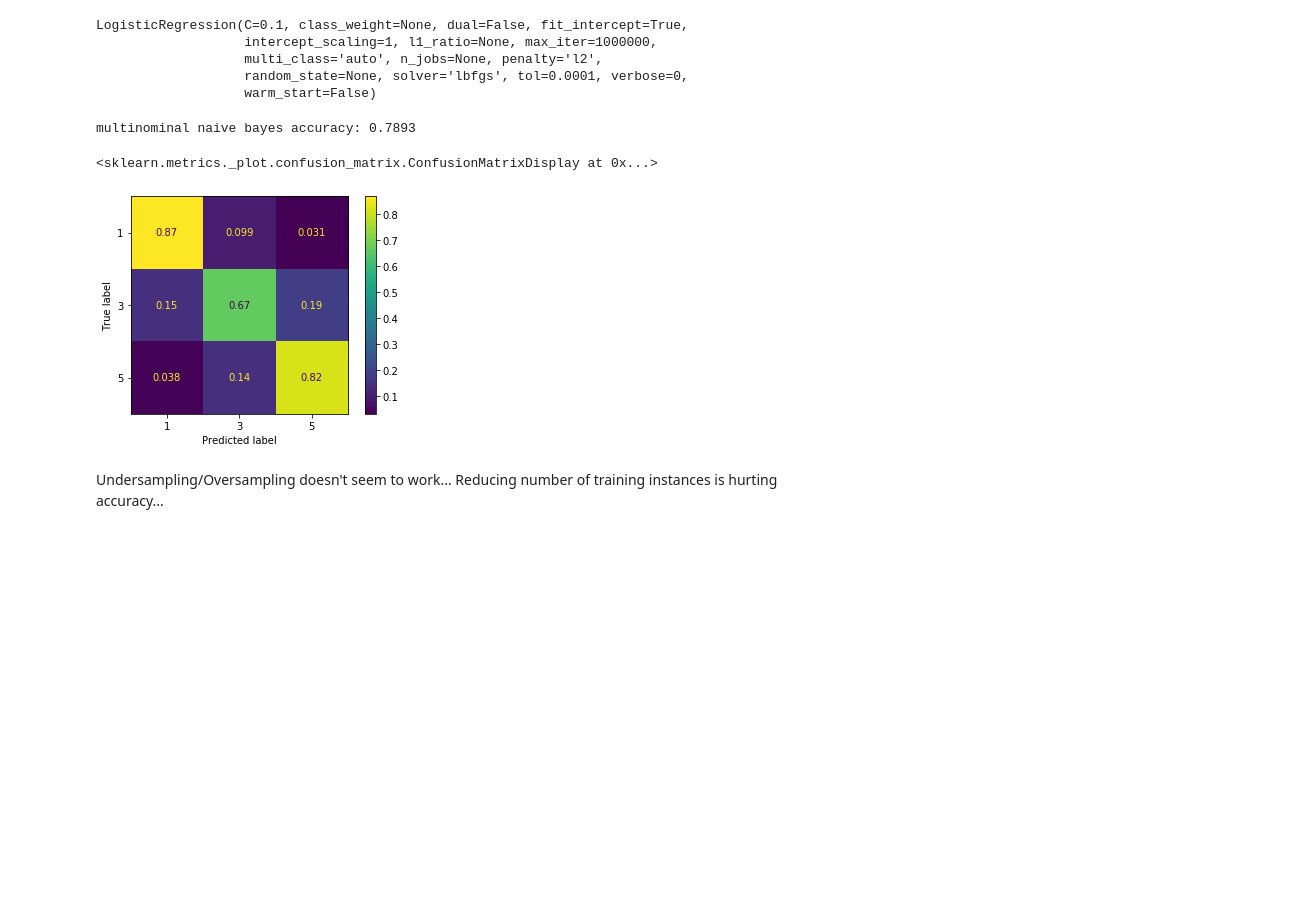
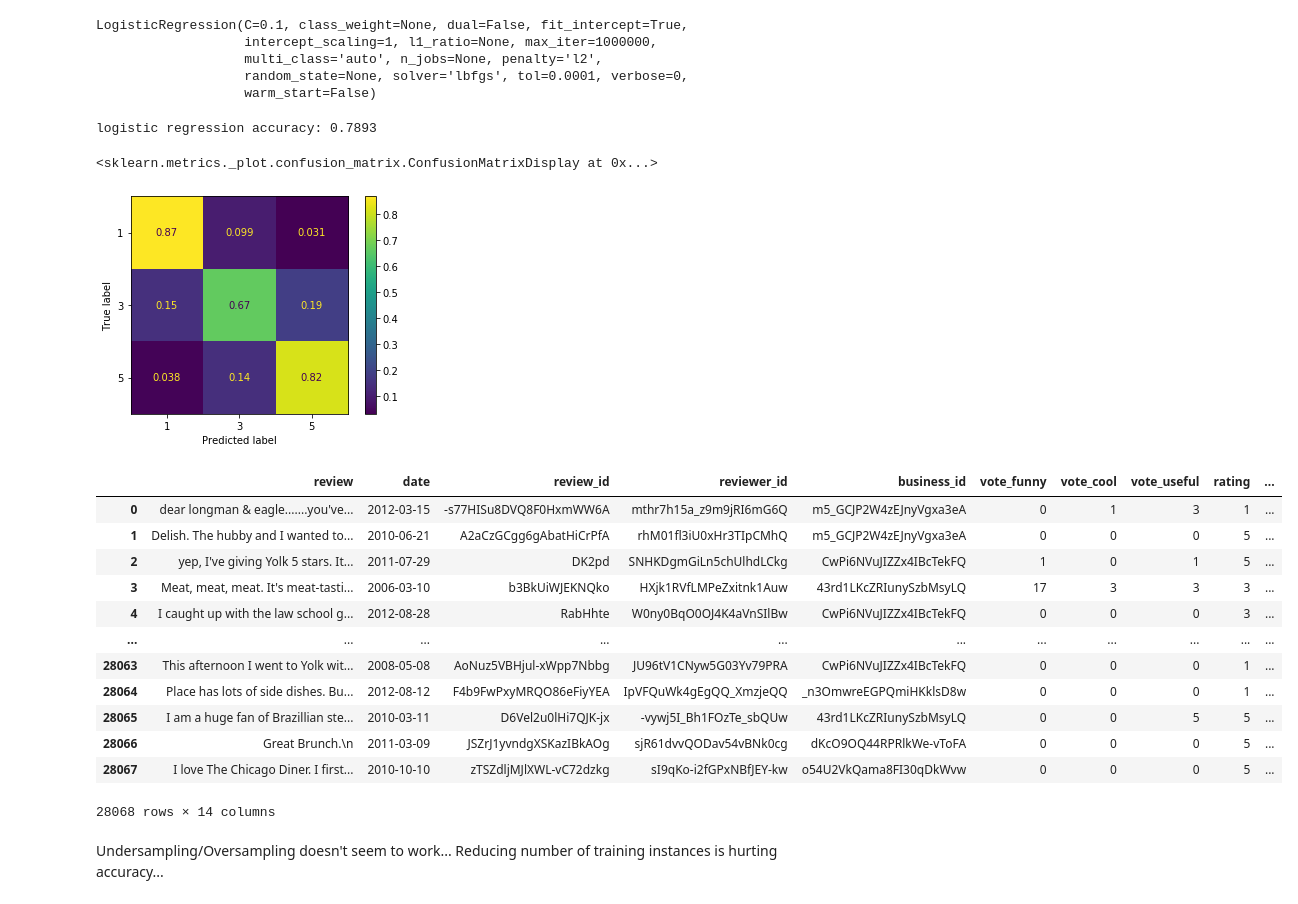
Before and after one commit to wisdomleck/Machine_Learning_A2, a Jupyter notebook: merged_nb.ipynb, the cells around one changed output. Saved outputs shown, nothing was run; the diff lists cells and outputs as text; code cells hidden in the pictures; blank space fills up the shorter version.

```diff
--- a/merged_nb.ipynb
+++ b/merged_nb.ipynb
@@ -424,12 +424,28 @@ LogisticRegression(C=0.1, class_weight=None, dual=False, fit_intercept=True,
 # %%
 predictions = logreg.predict(X_test)
 score = logreg.score(X_test, y_test)
-print("multinominal naive bayes accuracy: {:.4f}".format(score))
+print("logistic regression accuracy: {:.4f}".format(score))
 plot_confusion_matrix(logreg, X_test, y_test, normalize = "true")
 # %% [output]
-multinominal naive bayes accuracy: 0.7893
+logistic regression accuracy: 0.7893
 <sklearn.metrics._plot.confusion_matrix.ConfusionMatrixDisplay at 0x...>
 [figure]
+# %%
+train_data
+# %% [output]
+|  | review | date | review_id | reviewer_id | business_id | vote_funny | vote_cool | vote_useful | rating | ... |
+| 0 | dear longman & eagle.......you've... | 2012-03-15 | -s77HISu8DVQ8F0HxmWW6A | mthr7h15a_z9m9jRI6mG6Q | m5_GCJP2W4zEJnyVgxa3eA | 0 | 1 | 3 | 1 | ... |
+| 1 | Delish. The hubby and I wanted to... | 2010-06-21 | A2aCzGCgg6gAbatHiCrPfA | rhM01fl3iU0xHr3TIpCMhQ | m5_GCJP2W4zEJnyVgxa3eA | 0 | 0 | 0 | 5 | ... |
+| 2 | yep, I've giving Yolk 5 stars. It... | 2011-07-29 | DK2pd | SNHKDgmGiLn5chUlhdLCkg | CwPi6NVuJIZZx4IBcTekFQ | 1 | 0 | 1 | 5 | ... |
+| 3 | Meat, meat, meat. It's meat-tasti... | 2006-03-10 | b3BkUiWJEKNQko | HXjk1RVfLMPeZxitnk1Auw | 43rd1LKcZRIunySzbMsyLQ | 17 | 3 | 3 | 3 | ... |
+| 4 | I caught up with the law school g... | 2012-08-28 | RabHhte | W0ny0BqO0OJ4K4aVnSIlBw | CwPi6NVuJIZZx4IBcTekFQ | 0 | 0 | 0 | 3 | ... |
+| ... | ... | ... | ... | ... | ... | ... | ... | ... | ... | ... |
+| 28063 | This afternoon I went to Yolk wit... | 2008-05-08 | AoNuz5VBHjul-xWpp7Nbbg | JU96tV1CNyw5G03Yv79PRA | CwPi6NVuJIZZx4IBcTekFQ | 0 | 0 | 0 | 1 | ... |
+| 28064 | Place has lots of side dishes. Bu... | 2012-08-12 | F4b9FwPxyMRQO86eFiyYEA | IpVFQuWk4gEgQQ_XmzjeQQ | _n3OmwreEGPQmiHKklsD8w | 0 | 0 | 0 | 1 | ... |
+| 28065 | I am a huge fan of Brazillian ste... | 2010-03-11 | D6Vel2u0lHi7QJK-jx | -vywj5I_Bh1FOzTe_sbQUw | 43rd1LKcZRIunySzbMsyLQ | 0 | 0 | 5 | 5 | ... |
+| 28066 | Great Brunch.\n | 2011-03-09 | JSZrJ1yvndgXSKazIBkAOg | sjR61dvvQODav54vBNk0cg | dKcO9OQ44RPRlkWe-vToFA | 0 | 0 | 0 | 5 | ... |
+| 28067 | I love The Chicago Diner. I first... | 2010-10-10 | zTSZdljMJlXWL-vC72dzkg | sI9qKo-i2fGPxNBfJEY-kw | o54U2VkQama8FI30qDkWvw | 0 | 0 | 0 | 5 | ... |
+28068 rows × 14 columns
 # %% [markdown]
 Undersampling/Oversampling doesn't seem to work... Reducing number of training instances is hurting accuracy...
 # %% [markdown]
```
Also changed, not shown: parts of 17 cells of this notebook.
